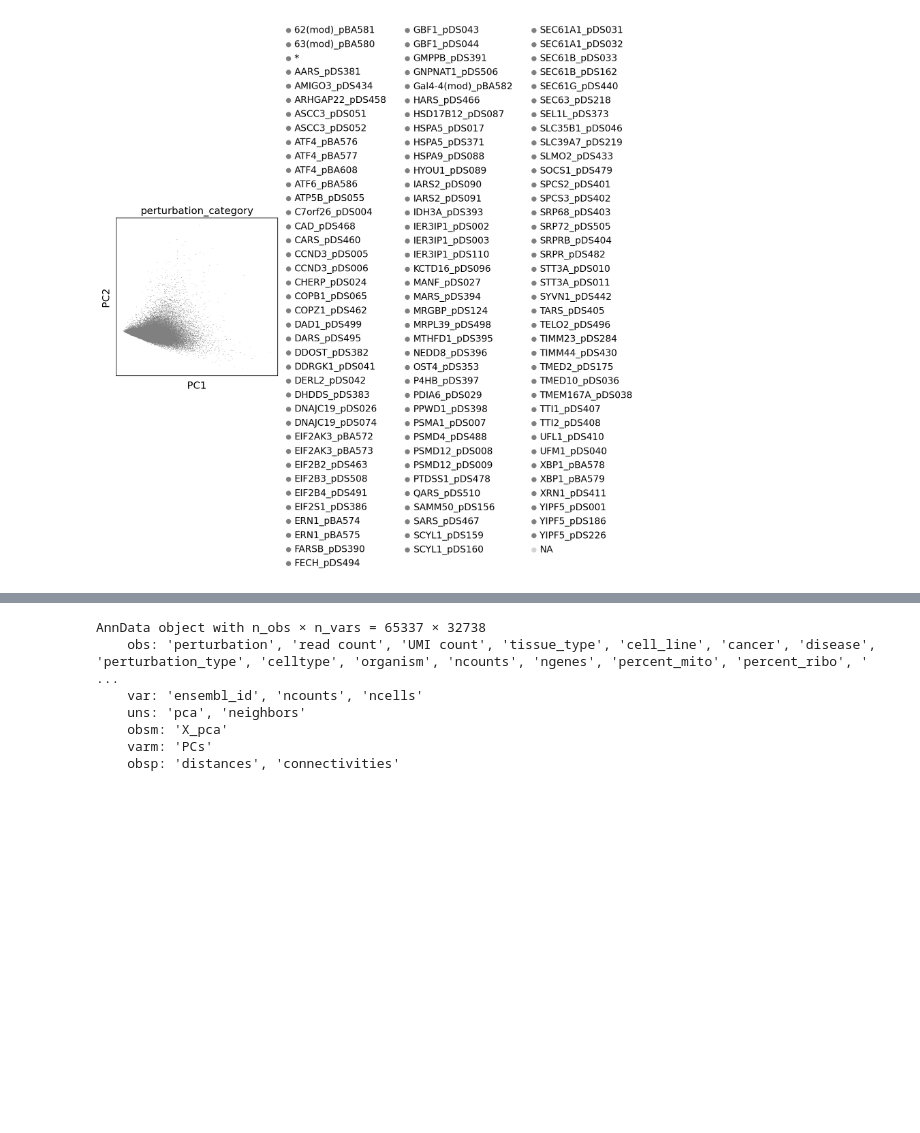
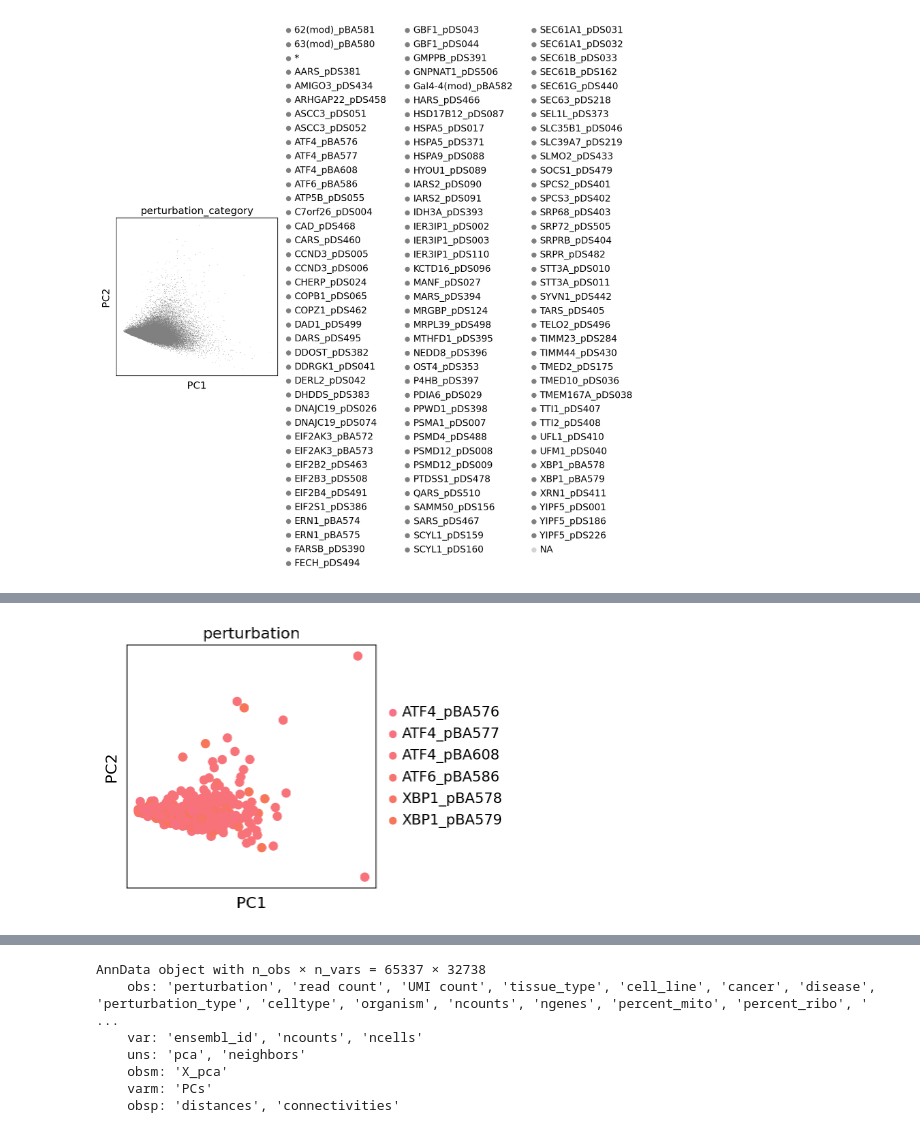
Before and after one commit to imahabub/scdiff, a Jupyter notebook: notebooks/8.3.23.sc_perturb.ipynb, the cells around one changed output, grey strips where cells are left out. Drawn from its saved outputs; the diff is of its cells as text; code cells hidden in the pictures; blank space fills up the shorter version.

```diff
--- a/notebooks/8.3.23.sc_perturb.ipynb
+++ b/notebooks/8.3.23.sc_perturb.ipynb
@@ -255,0 +247,7 @@ sc.pl.pca(adata, color='perturbation')
+# %%
+# Create a matplotlib colormap from the color map
+cmap = mcolors.ListedColormap(palette)
+
+# Plot the PCA using the colormap
+sc.pl.pca(adata_subset, color='perturbation', cmap=cmap)
+# %% [output]
@@ -255,0 +260 @@ sc.pl.pca(adata, color='perturbation')
+[figure, added]
```
Also changed, not shown: parts of 9 cells of this notebook, 5 other files.
